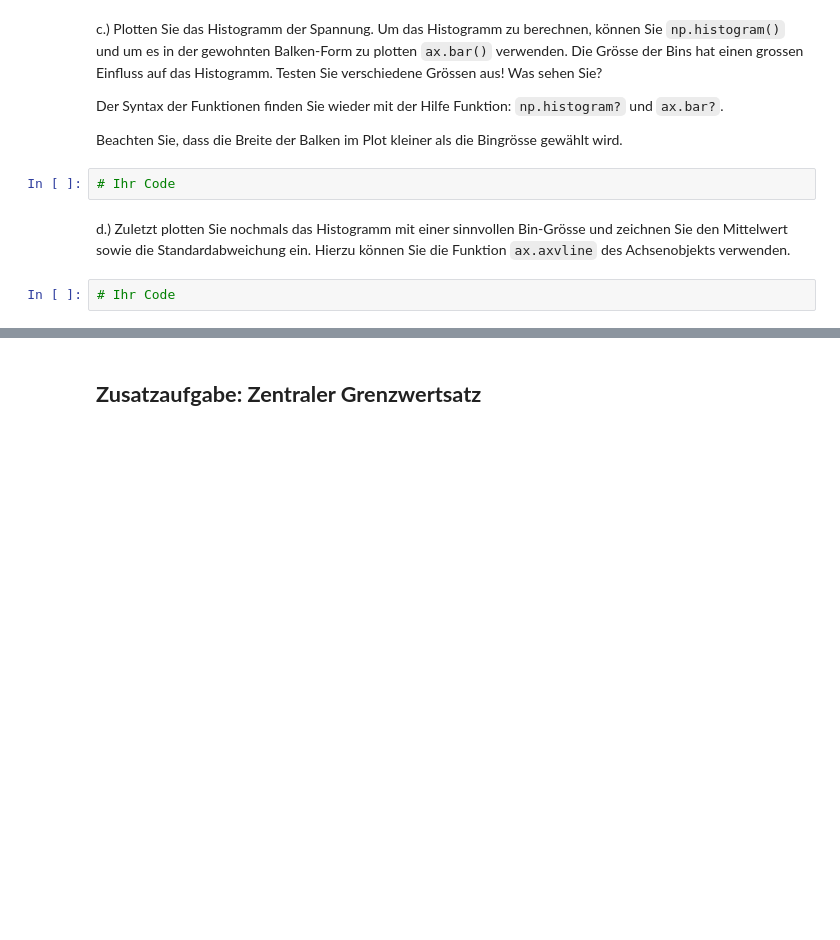
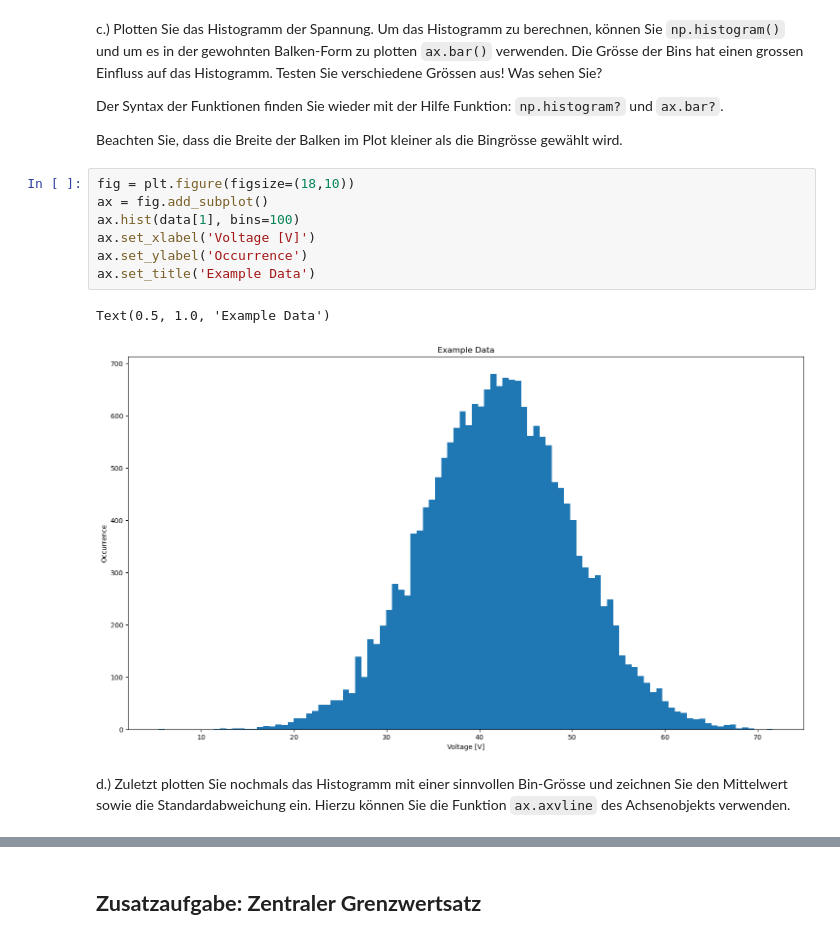
Before and after one commit to fflopsi/datenanalyse, a Jupyter notebook: exercises/03/Aufgabenblatt3_Normalverteilung_und_Messgenauigkeit.ipynb, the cells around one changed output, grey strips where cells are left out. Drawn from its saved outputs; the diff is of its cells as text; blank space fills up the shorter version.

```diff
--- a/exercises/03/Aufgabenblatt3_Normalverteilung_und_Messgenauigkeit.ipynb
+++ b/exercises/03/Aufgabenblatt3_Normalverteilung_und_Messgenauigkeit.ipynb
@@ -132,9 +167,15 @@ c.) Plotten Sie das Histogramm der Spannung. Um das Histogramm zu berechnen, kö
 Der Syntax der Funktionen finden Sie wieder mit der Hilfe Funktion: `np.histogram?` und `ax.bar?`.
 
 Beachten Sie, dass die Breite der Balken im Plot kleiner als die Bingrösse gewählt wird.
-# %%
-# Ihr Code
+# %%
+fig = plt.figure(figsize=(18,10))
+ax = fig.add_subplot()
+ax.hist(data[1], bins=100)
+ax.set_xlabel('Voltage [V]')
+ax.set_ylabel('Occurrence')
+ax.set_title('Example Data')
+# %% [output]
+Text(0.5, 1.0, 'Example Data')
+[figure, added]
 # %% [markdown]
 d.) Zuletzt plotten Sie nochmals das Histogramm mit einer sinnvollen Bin-Grösse und zeichnen Sie den Mittelwert sowie die Standardabweichung ein. Hierzu können Sie die Funktion `ax.axvline` des Achsenobjekts verwenden.
-# %%
-# Ihr Code
```
Also changed, not shown: parts of 16 cells of this notebook.
